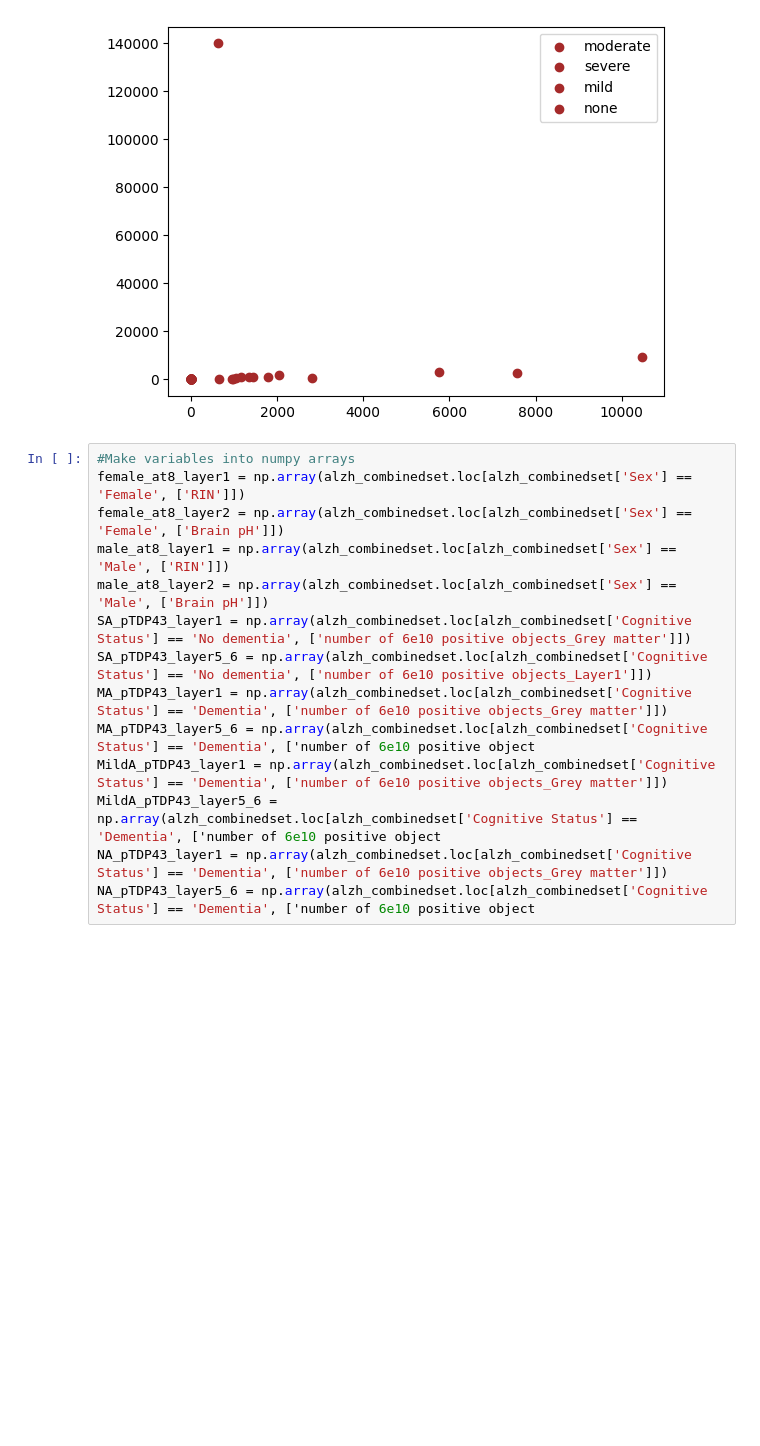
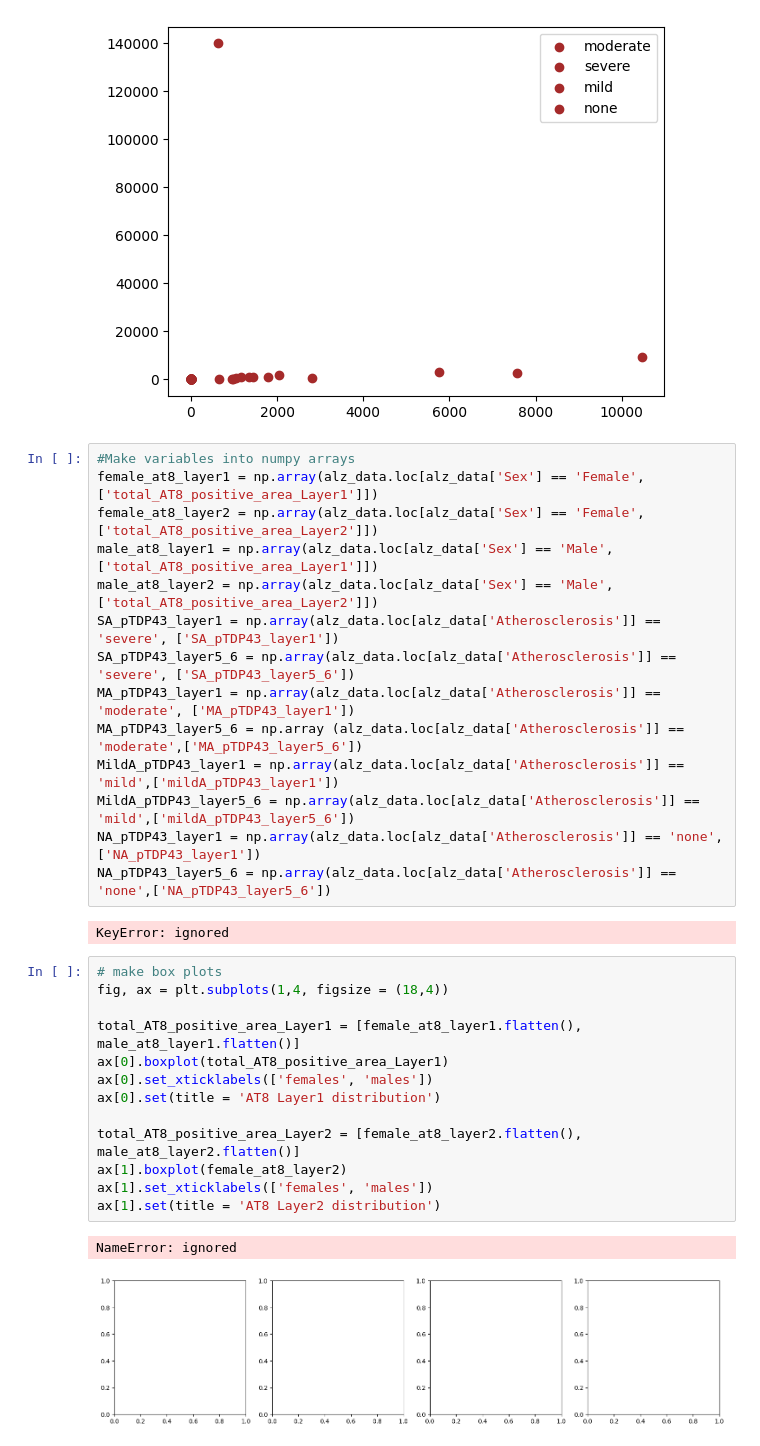
Before and after one commit to nellyfadil/Neuro-265, a Jupyter notebook: FinalPosterPres.ipynb, the cells around one changed output. Drawn from its saved outputs; the diff is of its cells as text; blank space fills up the shorter version.

```diff
--- a/FinalPosterPres.ipynb
+++ b/FinalPosterPres.ipynb
@@ -124,17 +124,35 @@ plt.legend(['moderate','severe', 'mild','none'])
 # %% [output]
 <matplotlib.legend.Legend at 0x...>
 [figure]
-# %%
-#Make variables into numpy arrays
-female_at8_layer1 = np.array(alzh_combinedset.loc[alzh_combinedset['Sex'] == 'Female', ['RIN']])
-female_at8_layer2 = np.array(alzh_combinedset.loc[alzh_combinedset['Sex'] == 'Female', ['Brain pH']])
-male_at8_layer1 = np.array(alzh_combinedset.loc[alzh_combinedset['Sex'] == 'Male', ['RIN']])
-male_at8_layer2 = np.array(alzh_combinedset.loc[alzh_combinedset['Sex'] == 'Male', ['Brain pH']])
-SA_pTDP43_layer1 = np.array(alzh_combinedset.loc[alzh_combinedset['Cognitive Status'] == 'No dementia', ['number of 6e10 positive objects_Grey matter']])
-SA_pTDP43_layer5_6 = np.array(alzh_combinedset.loc[alzh_combinedset['Cognitive Status'] == 'No dementia', ['number of 6e10 positive objects_Layer1']])
-MA_pTDP43_layer1 = np.array(alzh_combinedset.loc[alzh_combinedset['Cognitive Status'] == 'Dementia', ['number of 6e10 positive objects_Grey matter']])
-MA_pTDP43_layer5_6 = np.array(alzh_combinedset.loc[alzh_combinedset['Cognitive Status'] == 'Dementia', ['number of 6e10 positive object
-MildA_pTDP43_layer1 = np.array(alzh_combinedset.loc[alzh_combinedset['Cognitive Status'] == 'Dementia', ['number of 6e10 positive objects_Grey matter']])
-MildA_pTDP43_layer5_6 = np.array(alzh_combinedset.loc[alzh_combinedset['Cognitive Status'] == 'Dementia', ['number of 6e10 positive object
-NA_pTDP43_layer1 = np.array(alzh_combinedset.loc[alzh_combinedset['Cognitive Status'] == 'Dementia', ['number of 6e10 positive objects_Grey matter']])
-NA_pTDP43_layer5_6 = np.array(alzh_combinedset.loc[alzh_combinedset['Cognitive Status'] == 'Dementia', ['number of 6e10 positive object
+# %%
+#Make variables into numpy arrays
+female_at8_layer1 = np.array(alz_data.loc[alz_data['Sex'] == 'Female',['total_AT8_positive_area_Layer1']])
+female_at8_layer2 = np.array(alz_data.loc[alz_data['Sex'] == 'Female',['total_AT8_positive_area_Layer2']])
+male_at8_layer1 = np.array(alz_data.loc[alz_data['Sex'] == 'Male',['total_AT8_positive_area_Layer1']])
+male_at8_layer2 = np.array(alz_data.loc[alz_data['Sex'] == 'Male',['total_AT8_positive_area_Layer2']])
+SA_pTDP43_layer1 = np.array(alz_data.loc[alz_data['Atherosclerosis']] == 'severe', ['SA_pTDP43_layer1'])
+SA_pTDP43_layer5_6 = np.array(alz_data.loc[alz_data['Atherosclerosis']] == 'severe', ['SA_pTDP43_layer5_6'])
+MA_pTDP43_layer1 = np.array(alz_data.loc[alz_data['Atherosclerosis']] == 'moderate', ['MA_pTDP43_layer1'])
+MA_pTDP43_layer5_6 = np.array (alz_data.loc[alz_data['Atherosclerosis']] == 'moderate',['MA_pTDP43_layer5_6'])
+MildA_pTDP43_layer1 = np.array(alz_data.loc[alz_data['Atherosclerosis']] == 'mild',['mildA_pTDP43_layer1'])
+MildA_pTDP43_layer5_6 = np.array(alz_data.loc[alz_data['Atherosclerosis']] == 'mild',['mildA_pTDP43_layer5_6'])
+NA_pTDP43_layer1 = np.array(alz_data.loc[alz_data['Atherosclerosis']] == 'none',['NA_pTDP43_layer1'])
+NA_pTDP43_layer5_6 = np.array(alz_data.loc[alz_data['Atherosclerosis']] == 'none',['NA_pTDP43_layer5_6'])
+# %% [output]
+KeyError: ignored
+# %%
+# make box plots
+fig, ax = plt.subplots(1,4, figsize = (18,4))
+
+total_AT8_positive_area_Layer1 = [female_at8_layer1.flatten(), male_at8_layer1.flatten()]
+ax[0].boxplot(total_AT8_positive_area_Layer1)
+ax[0].set_xticklabels(['females', 'males'])
+ax[0].set(title = 'AT8 Layer1 distribution')
+
+total_AT8_positive_area_Layer2 = [female_at8_layer2.flatten(), male_at8_layer2.flatten()]
+ax[1].boxplot(female_at8_layer2)
+ax[1].set_xticklabels(['females', 'males'])
+ax[1].set(title = 'AT8 Layer2 distribution')
+# %% [output]
+NameError: ignored
+[figure, added]
```
Also changed, not shown: parts of 4 cells of this notebook.
